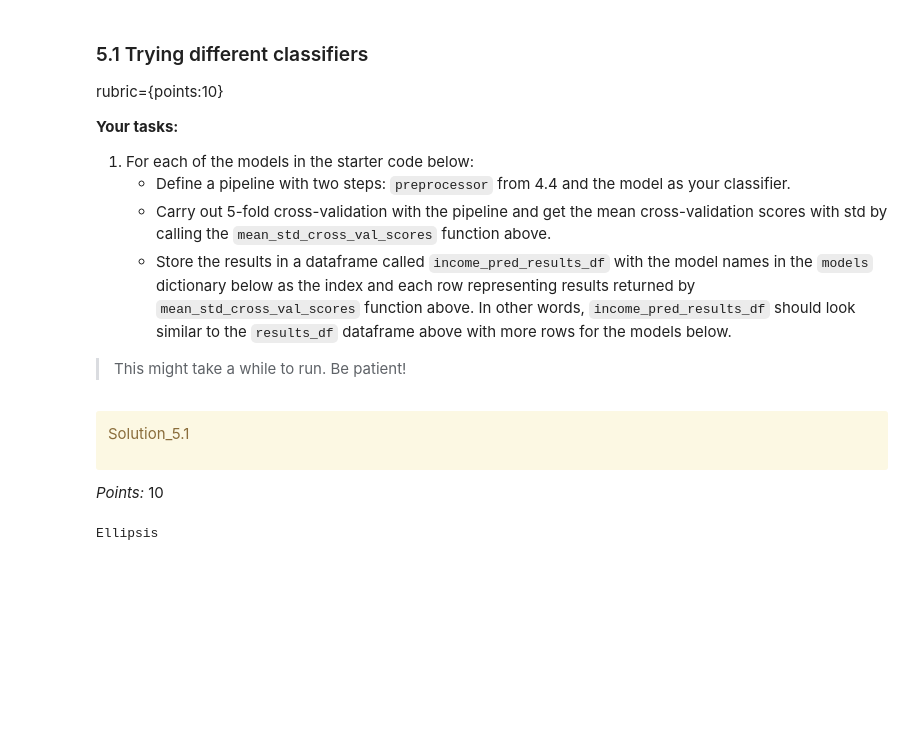
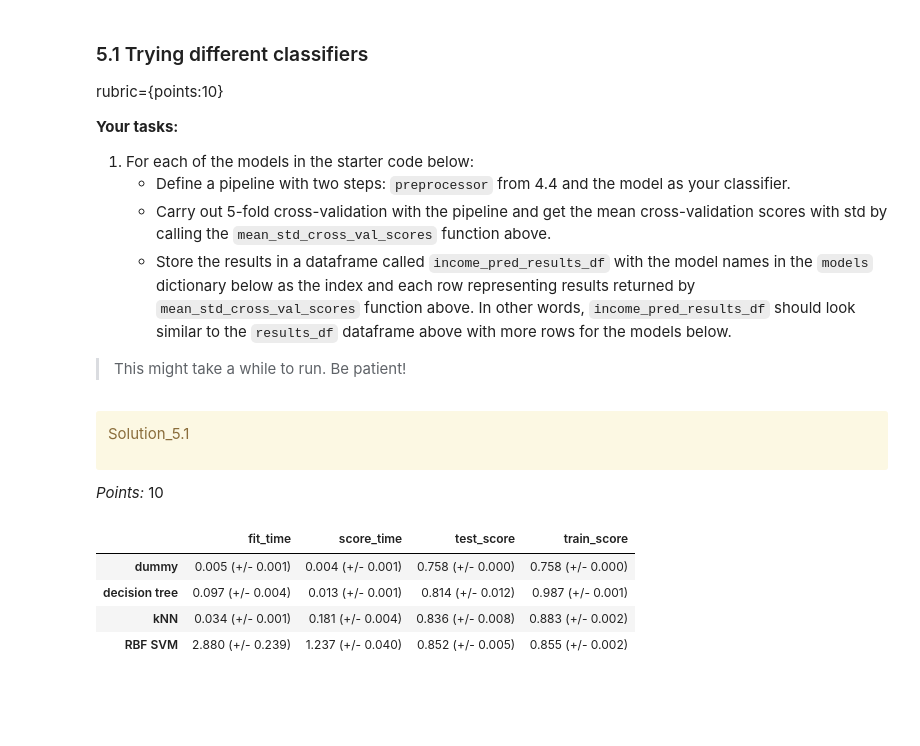
Before and after one commit to BradPeng/cpsc330-2023s, a Jupyter notebook: hw/hw3/hw3.ipynb, the cells around one changed output. Saved outputs shown, nothing was run; the diff lists cells and outputs as text; code cells hidden in the pictures; blank space fills up the shorter version.

```diff
--- a/hw/hw3/hw3.ipynb
+++ b/hw/hw3/hw3.ipynb
@@ -659,7 +656,17 @@ income_pred_results_df = None
-# %%
-...
-# %% [output]
-Ellipsis
+# %%
+for m in models:
+    pipe = make_pipeline(
+        preprocessor, models[m]
+    )
+    results_dict[m] = mean_std_cross_val_scores(pipe, X_train, y_train, return_train_score=True)
+
+pd.DataFrame(results_dict).T
+# %% [output]
+|  | fit_time | score_time | test_score | train_score |
+| dummy | 0.005 (+/- 0.001) | 0.004 (+/- 0.001) | 0.758 (+/- 0.000) | 0.758 (+/- 0.000) |
+| decision tree | 0.097 (+/- 0.004) | 0.013 (+/- 0.001) | 0.814 (+/- 0.012) | 0.987 (+/- 0.001) |
+| kNN | 0.034 (+/- 0.001) | 0.181 (+/- 0.004) | 0.836 (+/- 0.008) | 0.883 (+/- 0.002) |
+| RBF SVM | 2.880 (+/- 0.239) | 1.237 (+/- 0.040) | 0.852 (+/- 0.005) | 0.855 (+/- 0.002) |
 # %% [markdown]
 <!-- END QUESTION -->
 
```
Also changed, not shown: parts of 8 cells of this notebook, 1 other file.
